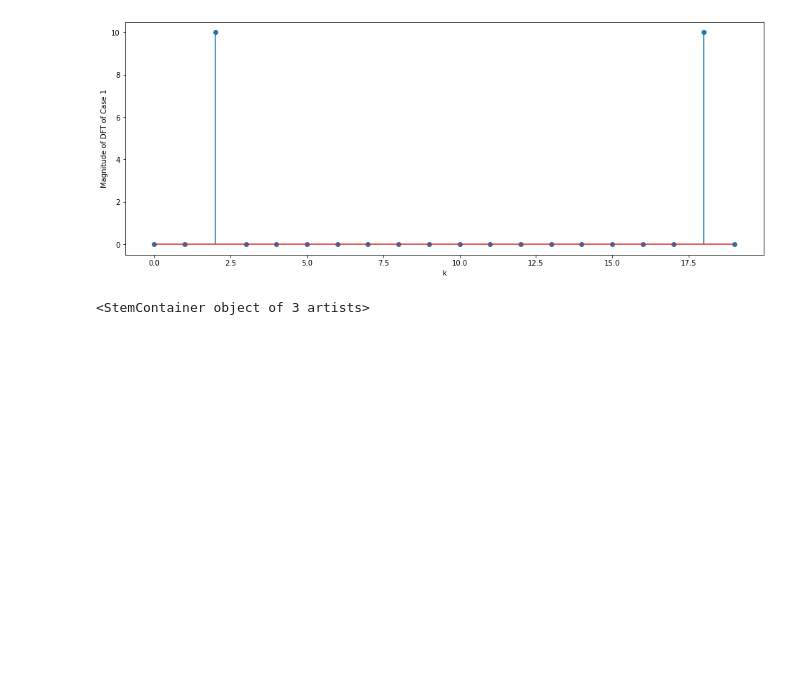
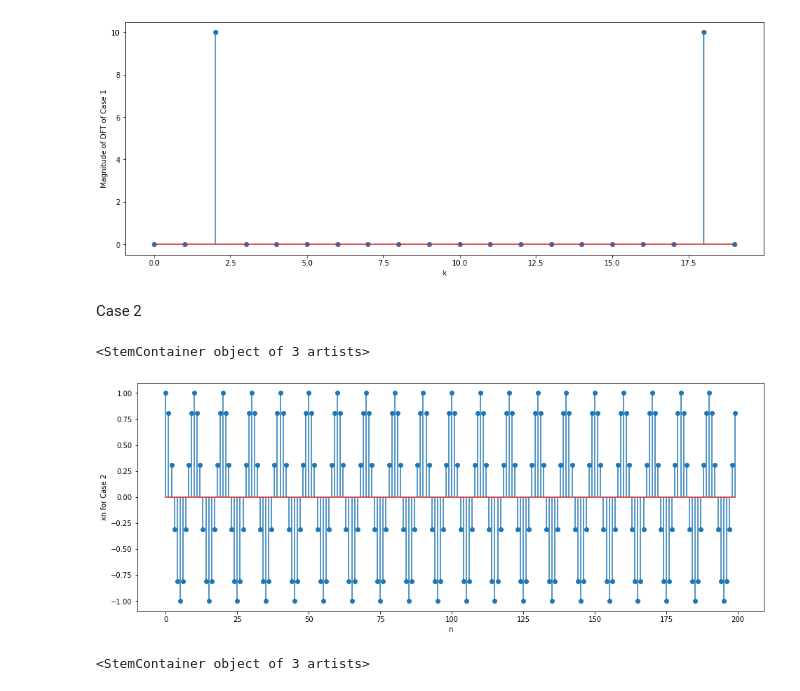
Before and after one commit to cdavin2/dsp_hw, a Jupyter notebook: hw6.ipynb, the cells around one changed output. Saved outputs shown, nothing was run; the diff lists cells and outputs as text; code cells hidden in the pictures; blank space fills up the shorter version.

```diff
--- a/hw6.ipynb
+++ b/hw6.ipynb
@@ -34,6 +54,25 @@ plt.stem(np.abs(xn_fft))
 # %% [output]
 <StemContainer object of 3 artists>
 [figure]
+# %% [markdown]
+Case 2
+# %%
+N = 200
+w1 = .62831853
+a = 0
+w2 = 0
+b = 0
+n = np.linspace(0, N-1, N)
+
+dn = np.random.default_rng().normal(0, 1, size=N)
+xn = (np.cos(w1*n) + a * np.cos(w2*n) + b*dn)
+
+plt.ylabel("xn for Case 2")
+plt.xlabel("n")
+plt.stem(n, xn)
+# %% [output]
+<StemContainer object of 3 artists>
+[figure, added]
 # %%
 N = 200
 w1 = .62831853
```
Also changed, not shown: parts of 20 cells of this notebook.
